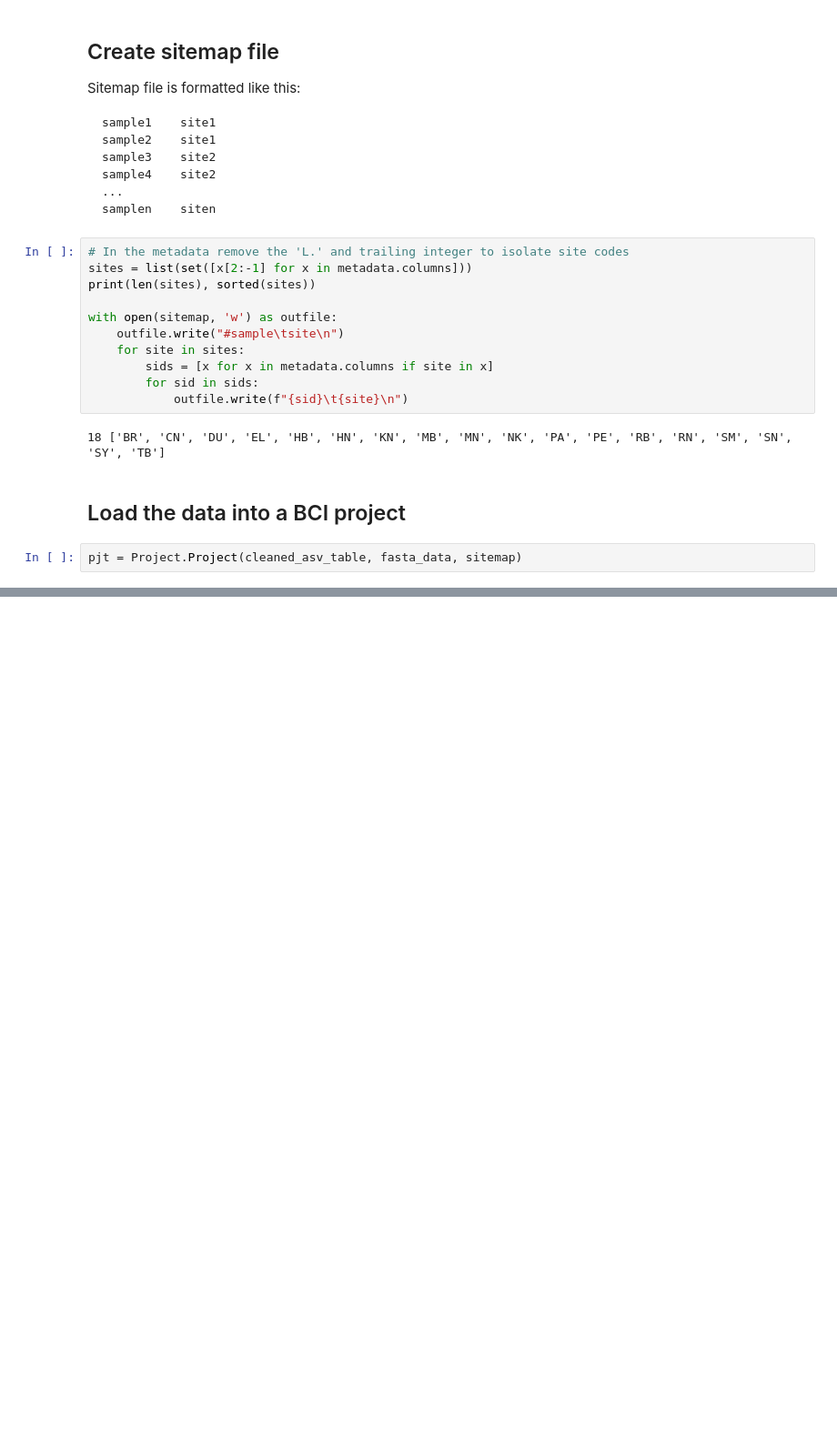
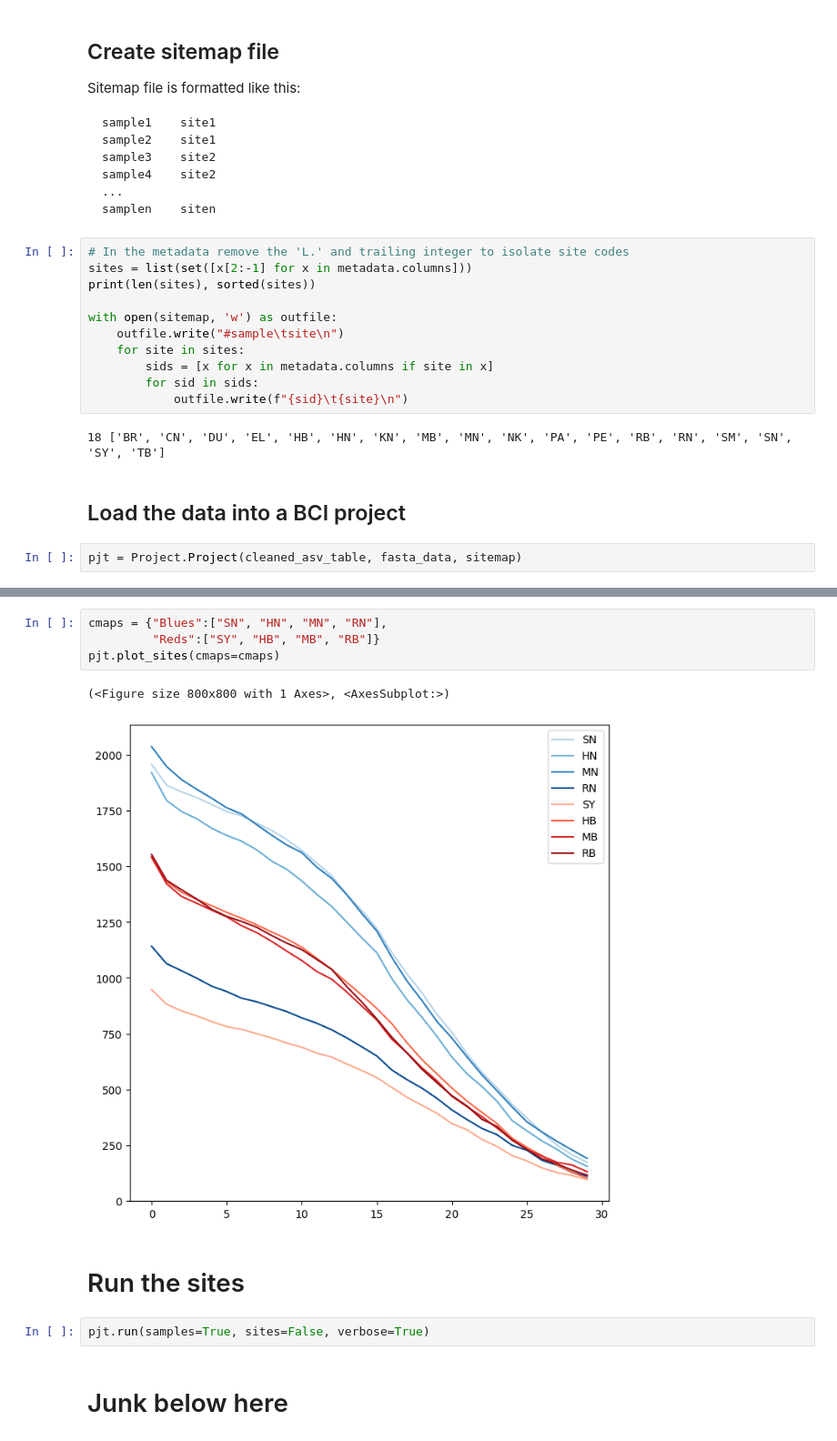
Before and after one commit to isaacovercast/IMEMEBA-BCI, a Jupyter notebook: empirical-examples/Holman-2021-Marine-eDNA/Holman-2021-Marine-eDNA.ipynb, the cells around one changed output, grey strips where cells are left out. Shown at 91% size. Cells and saved outputs as stored; diff of their text form; blank space fills up the shorter version.

```diff
--- a/empirical-examples/Holman-2021-Marine-eDNA/Holman-2021-Marine-eDNA.ipynb
+++ b/empirical-examples/Holman-2021-Marine-eDNA/Holman-2021-Marine-eDNA.ipynb
@@ -165,0 +186,13 @@ pjt.plot_sites(plot_pis=True, cmaps=cmaps)
+# %%
+cmaps = {"Blues":["SN", "HN", "MN", "RN"],
+         "Reds":["SY", "HB", "MB", "RB"]}
+pjt.plot_sites(cmaps=cmaps)
+# %% [output]
+(<Figure size 800x800 with 1 Axes>, <AxesSubplot:>)
+[figure, added]
+# %% [markdown]
+# Run the sites
+# %%
+pjt.run(samples=True, sites=False, verbose=True)
+# %% [markdown]
+# Junk below here
```
Also changed, not shown: parts of 12 cells of this notebook, 8 other files.
